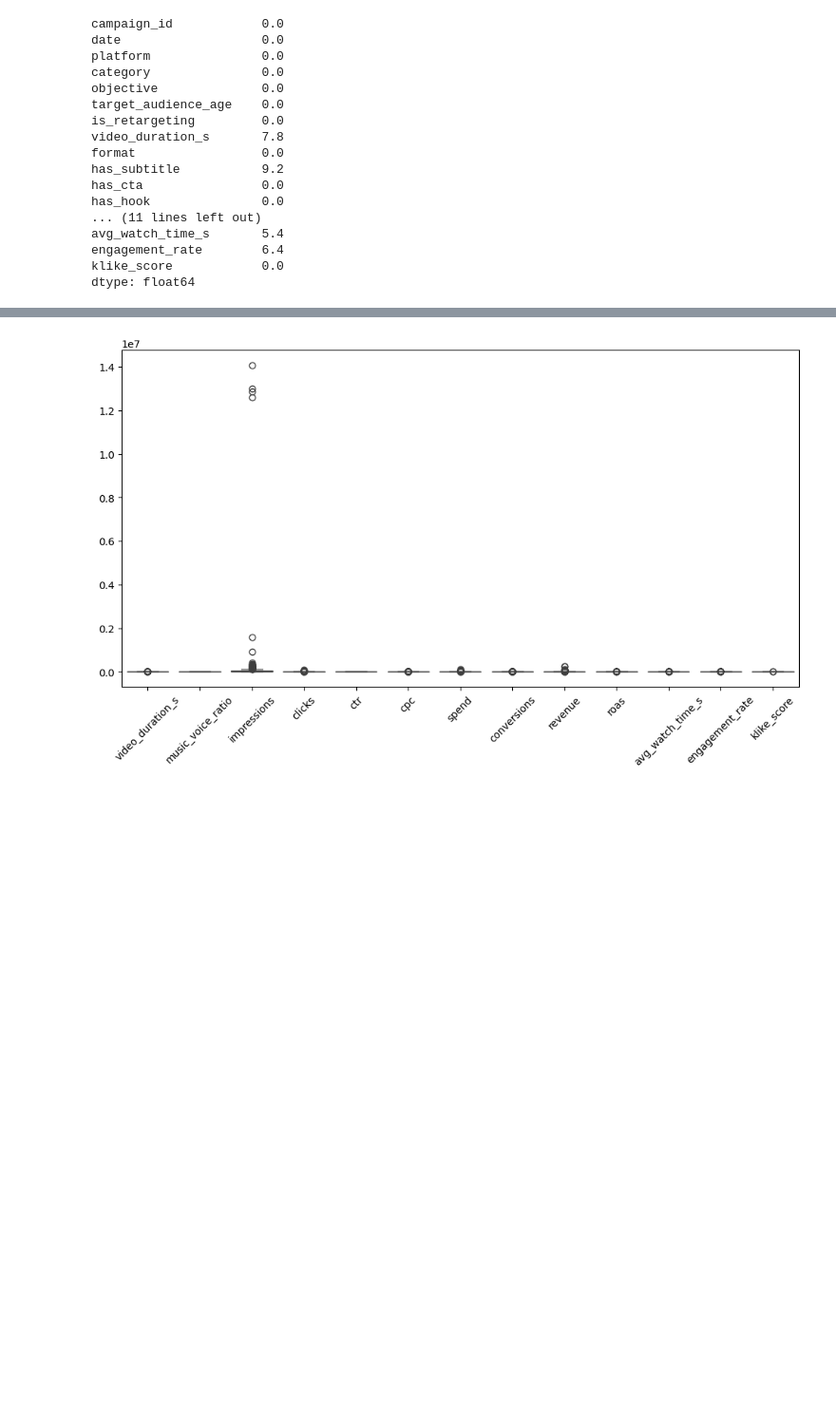
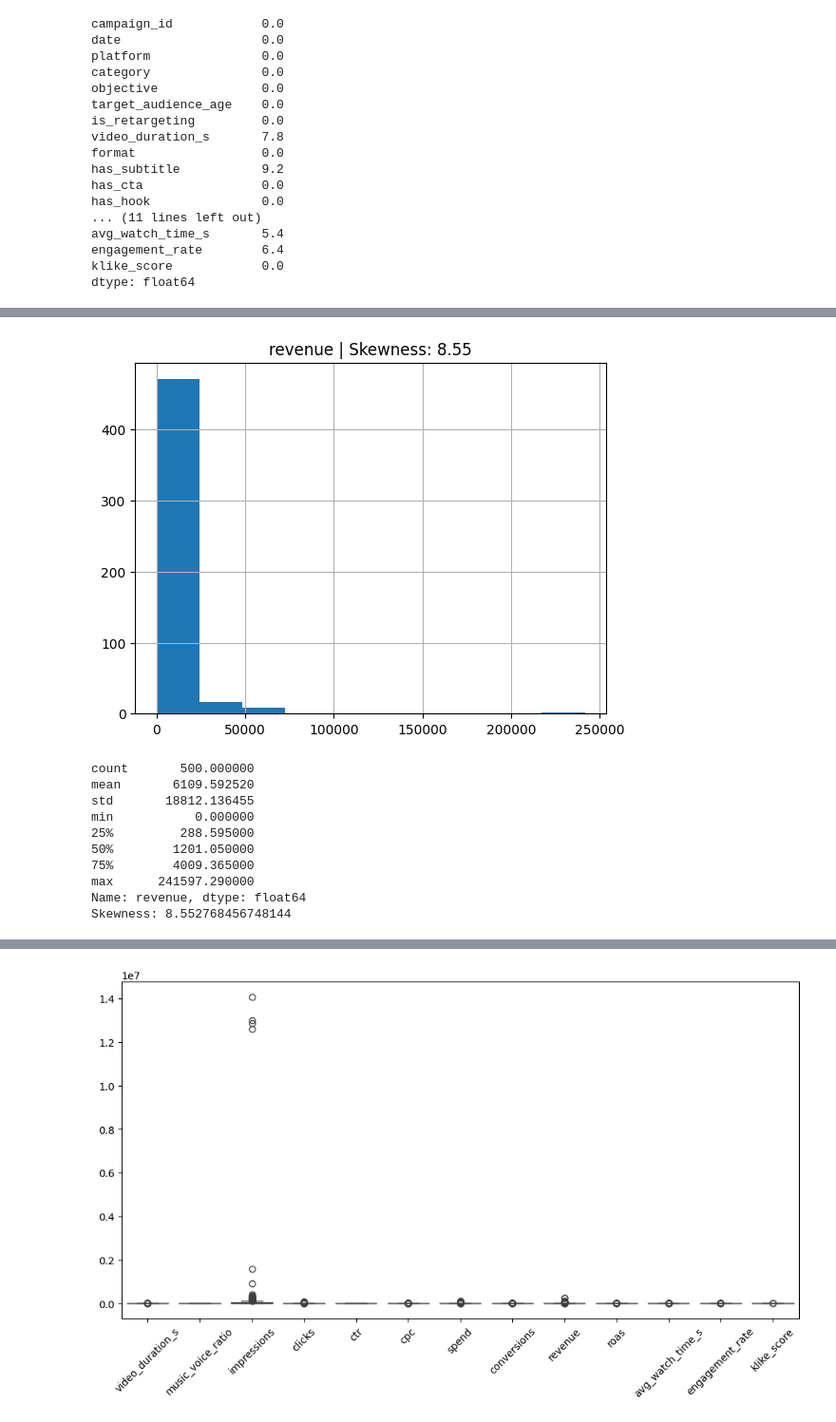
Before and after one commit to MathyLima/video-ad-scorer, a Jupyter notebook: 01_eda.ipynb, the cells around one changed output, grey strips where cells are left out. Shown at 95% size. Saved outputs shown, nothing was run; the diff lists cells and outputs as text; code cells hidden in the pictures; blank space fills up the shorter version.

```diff
--- a/01_eda.ipynb
+++ b/01_eda.ipynb
@@ -90,0 +150,24 @@ dtype: float64
+# %%
+skew_val = df['revenue'].skew()
+
+fig, ax = plt.subplots()
+df['revenue'].hist(ax=ax)
+ax.set_title(f'revenue | Skewness: {skew_val:.2f}')
+plt.show()
+
+print(df['revenue'].describe())
+print(f"Skewness: {skew_val}")
+
+df['revenue'] = df['revenue'].fillna(df['revenue'].median())
+# %% [output]
+[figure, added]
+count       500.000000
+mean       6109.592520
+std       18812.136455
+min           0.000000
+25%         288.595000
+50%        1201.050000
+75%        4009.365000
+max      241597.290000
+Name: revenue, dtype: float64
+Skewness: 8.552768456748144
```
Also changed, not shown: parts of 16 cells of this notebook, 2 other files.
